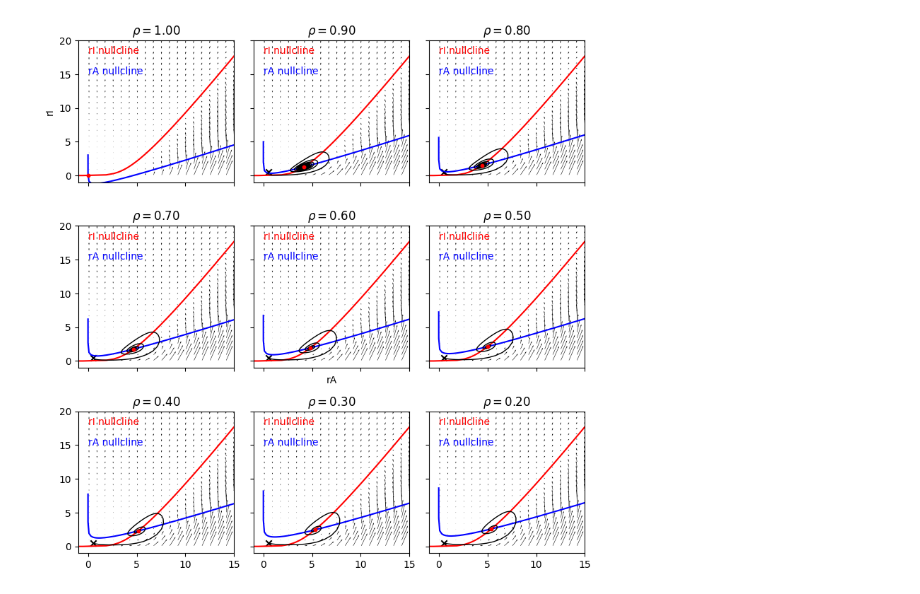
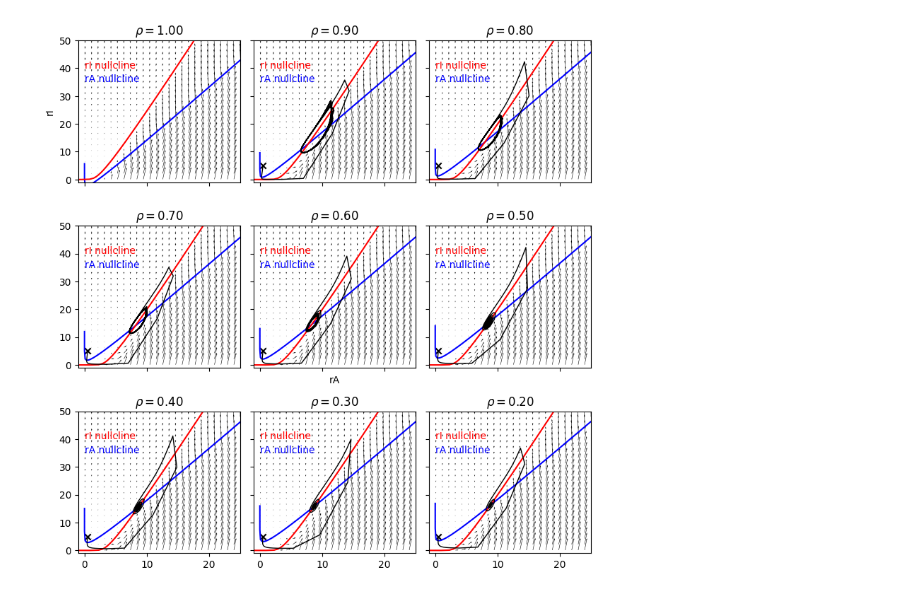
Before and after one commit to gongziyida/vocal-error-network, a Jupyter notebook: nullcline_wilson_cowan.ipynb, the cells around one changed output. Drawn from its saved outputs; the diff is of its cells as text; code cells hidden in the pictures.

```diff
--- a/nullcline_wilson_cowan.ipynb
+++ b/nullcline_wilson_cowan.ipynb
@@ -6,9 +6,8 @@ from scipy.special import erf, erfinv
 from matplotlib import colormaps
 import matplotlib.pyplot as plt
 # %%
-tauA, tauI, dt = 20, 10, 0.5
+tauA, tauI, dt = 20, 10, 1
 # %%
-rmax, s, th = 100, 1, 4
 phi = lambda x, s, th, rmax: rmax/2 * (1 + erf((x - th) / (np.sqrt(2) * s)))
 dphi = lambda x, s, th, rmax: rmax/np.sqrt(2*np.pi) / s * np.exp(-(x - th)**2 / (2 * s**2))
 # %%
@@ -42,4 +41,7 @@ def jacob_eig(dphiA, dphiI, JEE, JEI, JIE, JII):
     eigval, eigvec = np.linalg.eig(J)
     idx = np.argsort(eigval)
     return eigval[idx], eigvec[idx], np.trace(J), np.linalg.det(J)
+# %%
+rAmax, sA, thA = 100, 1, 4
+rImax, sI, thI = 200, 1, 4
 # %%
@@ -56,71 +58,68 @@ def opt_func(x, sig2_net, HVC, ext_I, JEE, JEI, JIE, JII):
     return np.sqrt((rA - rI_null)**2 + (rA_null - rI)**2)
 # %%
-def fixed_point_and_eig(x0, sig, HVC, ext_I, JEE, JEI, JIE, JII):
-    fp = minimize(opt_func, x0=x0, args=(sig, HVC, ext_I, JEE, JEI, JIE, JII),
+def fixed_point_and_eig(x0, sig, HVC, extI, JEE, JEI, JIE, JII):
+    fp = minimize(opt_func, x0=x0, args=(sig, HVC, extI, JEE, JEI, JIE, JII),
                   method='Nelder-Mead', options=dict(xatol=1e-5))
     if fp.fun > 1e-1:
         return None
     fp = fp.x
-    dphiA = dphi(JEE * fp[0] - JEI * fp[1], sA, thA, rmax)
-    dphiI = dphi(JIE * fp[0] - JII * fp[1], sI, thI, rmax)
+    dphiA = dphi(JEE * fp[0] - JEI * fp[1] + HVC, sA, thA, rAmax)
+    dphiI = dphi(JIE * fp[0] - JII * fp[1] + extI, sI, thI, rImax)
     eigval, eigvec, trJ, detJ = jacob_eig(dphiA, dphiI, JEE, JEI, JIE, JII)
     return fp, eigval
 
-def plot_trajs(ax, r0s, sig, HVC, ext_I, JEE, JEI, JIE, JII, colors, iter=2000):
+def plot_trajs(ax, r0s, sig, HVC, extI, JEE, JEI, JIE, JII, colors, iter=2000):
     # Plot multiple trajectories in an ax, given same params
     # r0s should be (N init points, 2); colors should be (N init points,)
     for r0, c in zip(r0s, colors):
-        rA_traj, rI_traj = traj(*r0, iter, sig, HVC, ext_I, JEE, JEI, JIE, JII)
+        rA_traj, rI_traj = traj(*r0, iter, sig, HVC, extI, JEE, JEI, JIE, JII)
         ax.plot(rA_traj, rI_traj, color=c, lw=1)
         ax.scatter(rA_traj[0], rI_traj[0], color=c, marker='x')
 # %%
 rhos = np.linspace(1, 0.2, num=9, endpoint=True) # sigma squared
-# sig2s = np.linspace(0, 2, num=9) # sigma squared
 rho_th = 0.95 # Control wether to probe the resting state
 eigs_rest = np.zeros((len(rhos), 2), dtype=np.complex_) * np.nan
 eigs_high = eigs_rest.copy()
 fig, ax = plt.subplots(3, 3, figsize=(8, 8), sharex='all', sharey='all')
 ax = ax.flatten()
 cmap = colormaps.get_cmap('Dark2')
 
-ext_I = 0
-sI, thI = s, th - ext_I
-rI_null = (JII * rI + inv_phi(rI, sI, thI, rmax)) / JIE
 for i, rho in enumerate(rhos):
     sig2 = 2 * (1 - rho)
-    # ax[i].set(title=r'$\sigma^2_{net} = $' + '%.2f' % sig2)
     ax[i].set(title=r'$\rho = $' + '%.2f' % rho)
 
+    ax[i].text(0, 40, 'rI nullcline', color='r')
+
+    if sig2 == 0:
+        HVC, extI = 0, 0
+    else:
+        HVC, extI = 1.3, -1.3
+    rA_null = (JEE * rA - inv_phi(rA, np.sqrt(sA**2 + sig2), thA, rAmax) + HVC) / JEI
+    rI_null = (JII * rI + inv_phi(rI, sI, thI, rImax) - extI) / JIE
+    ax[i].plot(rA, rA_null, c='b', ls='-')
     ax[i].plot(rI_null, rI, ls='-', c='r')
-    ax[i].text(0, 18, 'rI nullcline', color='r')
+    ax[i].text(0, 35, 'rA nullcline', color='b')
 
-    sA = np.sqrt(s**2 + sig2)
-    HVC = 0 if sig2 == 0 else 1.3
-    thA = th - HVC
-    rA_null = (JEE * rA - inv_phi(rA, sA, thA, rmax)) / JEI
-    ax[i].plot(rA, rA_null, c='b', ls='-')
-    ax[i].text(0, 15, 'rA nullcline', color='b')
-
-    ax[i].quiver(rA2d, rI2d, *flow(rA2d, rI2d, sig2, HVC, ext_I, JEE, JEI, JIE, JII),
+    ax[i].quiver(rA2d, rI2d, *flow(rA2d, rI2d, sig2, HVC, extI, JEE, JEI, JIE, JII),
                  scale=5, scale_units='xy')
-    if rho > rho_th:
-        fpr, eigs_rest[i] = fixed_point_and_eig([0, 0], sig2, HVC, ext_I, JEE, JEI, JIE, JII)
-        ax[i].scatter(*fpr, s=10, fc='r', zorder=10)
+    # if rho > rho_th:
+        # fpr, eigs_rest[i] = fixed_point_and_eig([0, 0], sig2, HVC, extI, JEE, JEI, JIE, JII)
+        # ax[i].scatter(*fpr, s=10, fc='r', zorder=10)
 
     if sig2 > 0:
-        fph, eigs_high[i] = fixed_point_and_eig([10, 10], sig2, HVC, ext_I, JEE, JEI, JIE, JII)
-        ax[i].scatter(*fph, s=10, fc='r', zorder=10)
-        plot_trajs(ax[i], [[0.5, 0.5]], sig2, HVC, ext_I, JEE, JEI, JIE, JII,
-                   ['k'], iter=2000)
+        # fph, eigs_high[i] = fixed_point_and_eig([10, 10], sig2, HVC, extI, JEE, JEI, JIE, JII)
+        # ax[i].scatter(*fph, s=10, fc='r', zorder=10)
+        plot_trajs(ax[i], [[0.5, 5]], sig2, HVC, extI, JEE, JEI, JIE, JII,
+                   ['k'], iter=200)
         if rho > rho_th:
-            plot_trajs(ax[i], [[3, 5], [4, 4], fph], sig2, HVC, ext_I, JEE, JEI, JIE, JII,
-                       [cmap(0), cmap(1), cmap(2)], iter=2000)
+            plot_trajs(ax[i], [[3, 5], [4, 4], fph], sig2, HVC, extI, JEE, JEI, JIE, JII,
+                       [cmap(0), cmap(1), cmap(2)], iter=200)
 
-ax[0].set(ylabel='rI', xlim=[-1, 15], ylim=[-1, 20])
+ax[0].set(ylabel='rI', xlim=[-1, 25], ylim=[-1, 50])
 ax[4].set(xlabel='rA')
 fig.tight_layout(pad=1)
 # %% [output]
-[figure, old version]
+[figure, new version]
 # %%
 fig, ax = plt.subplots(1)
 ax.plot(rhos, np.real(eigs_rest[:,0]), label=r'$\lambda_{rest, 1}$')
```
Also changed, not shown: parts of 4 cells of this notebook, 2 other files.
